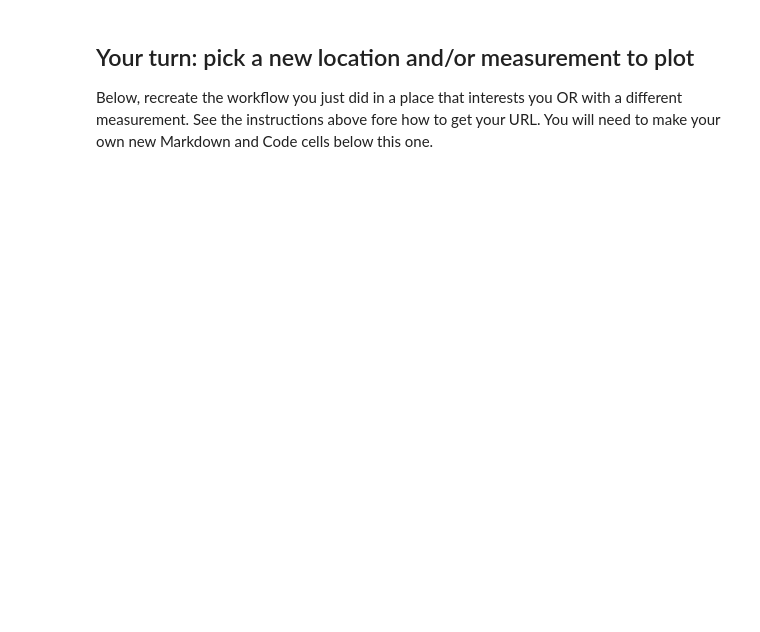
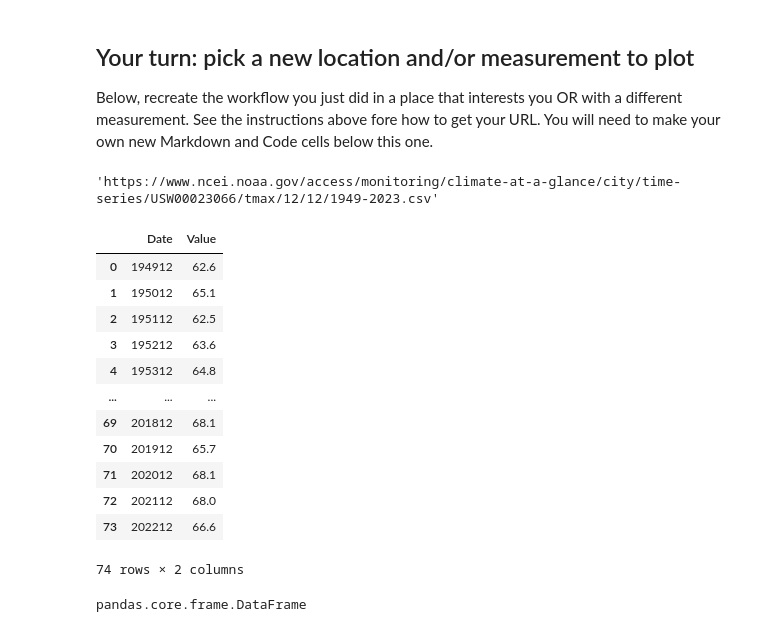
Before and after one commit to ScottNSheldon/get-started-with-reproducible-science-ScottNSheldon, a Jupyter notebook: Get_Started_with_Open_Reproducible_Science.ipynb, the cells around one changed output. Drawn from its saved outputs; the diff is of its cells as text; code cells hidden in the pictures; blank space fills up the shorter version.

```diff
--- a/Get_Started_with_Open_Reproducible_Science.ipynb
+++ b/Get_Started_with_Open_Reproducible_Science.ipynb
@@ -441,3 +448,33 @@ Describe your plot in this cell in 2-3 sentences
 # %% [markdown]
 ## Your turn: pick a new location and/or measurement to plot
 Below, recreate the workflow you just did in a place that interests you OR with a different measurement. See the instructions above fore how to get your URL. You will need to make your own new Markdown and Code cells below this one.
+# %%
+grand_junction_temp_url = ("https://www.ncei.noaa.gov/access/monitoring/"
+                           "climate-at-a-glance/city/time-series/"
+                           "USW00023066/tmax/12/12/1949-2023.csv")
+
+grand_junction_temp_url
+# %% [output]
+'https://www.ncei.noaa.gov/access/monitoring/climate-at-a-glance/city/time-series/USW00023066/tmax/12/12/1949-2023.csv'
+# %%
+#download
+grand_junction_df = pd.read_csv(grand_junction_temp_url, header = 3, names = ['Date','Value'])
+grand_junction_df
+# %% [output]
+|  | Date | Value |
+| 0 | 194912 | 62.6 |
+| 1 | 195012 | 65.1 |
+| 2 | 195112 | 62.5 |
+| 3 | 195212 | 63.6 |
+| 4 | 195312 | 64.8 |
+| ... | ... | ... |
+| 69 | 201812 | 68.1 |
+| 70 | 201912 | 65.7 |
+| 71 | 202012 | 68.1 |
+| 72 | 202112 | 68.0 |
+| 73 | 202212 | 66.6 |
+74 rows × 2 columns
+# %%
+type(grand_junction_df)
+# %% [output]
+pandas.core.frame.DataFrame
```
Also changed, not shown: parts of 9 cells of this notebook, 3 other files.
